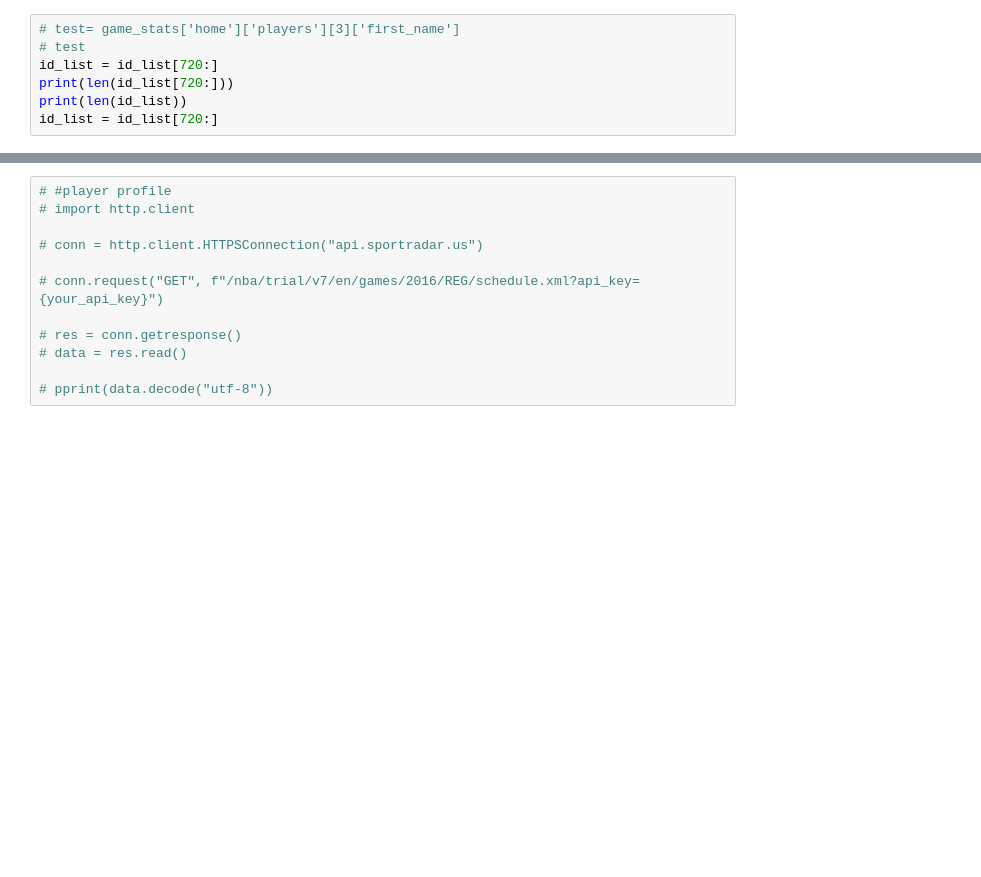
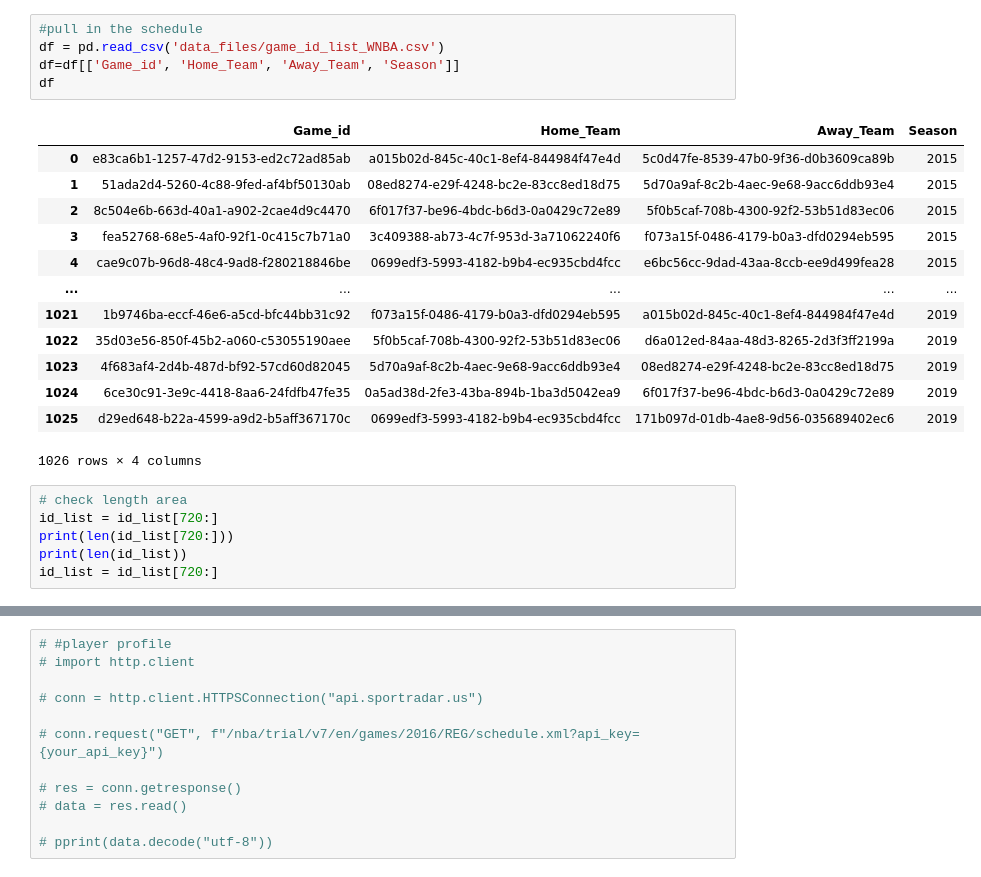
Before and after one commit to tylerspck/Bubble_ball, a Jupyter notebook: Tyler-Save1-WBNA.ipynb, the cells around one changed output, grey strips where cells are left out. Saved outputs shown, nothing was run; the diff lists cells and outputs as text; blank space fills up the shorter version.

```diff
--- a/Tyler-Save1-WBNA.ipynb
+++ b/Tyler-Save1-WBNA.ipynb
@@ -168,6 +12,24 @@ JSONDecodeError: Expecting value: line 1 column 1 (char 0)
+# %%
+#pull in the schedule
+df = pd.read_csv('data_files/game_id_list_WNBA.csv')
+df=df[['Game_id', 'Home_Team', 'Away_Team', 'Season']]
+df
+# %% [output]
+|  | Game_id | Home_Team | Away_Team | Season |
+| 0 | e83ca6b1-1257-47d2-9153-ed2c72ad85ab | a015b02d-845c-40c1-8ef4-844984f47e4d | 5c0d47fe-8539-47b0-9f36-d0b3609ca89b | 2015 |
+| 1 | 51ada2d4-5260-4c88-9fed-af4bf50130ab | 08ed8274-e29f-4248-bc2e-83cc8ed18d75 | 5d70a9af-8c2b-4aec-9e68-9acc6ddb93e4 | 2015 |
+| 2 | 8c504e6b-663d-40a1-a902-2cae4d9c4470 | 6f017f37-be96-4bdc-b6d3-0a0429c72e89 | 5f0b5caf-708b-4300-92f2-53b51d83ec06 | 2015 |
+| 3 | fea52768-68e5-4af0-92f1-0c415c7b71a0 | 3c409388-ab73-4c7f-953d-3a71062240f6 | f073a15f-0486-4179-b0a3-dfd0294eb595 | 2015 |
+| 4 | cae9c07b-96d8-48c4-9ad8-f280218846be | 0699edf3-5993-4182-b9b4-ec935cbd4fcc | e6bc56cc-9dad-43aa-8ccb-ee9d499fea28 | 2015 |
+| ... | ... | ... | ... | ... |
+| 1021 | 1b9746ba-eccf-46e6-a5cd-bfc44bb31c92 | f073a15f-0486-4179-b0a3-dfd0294eb595 | a015b02d-845c-40c1-8ef4-844984f47e4d | 2019 |
+| 1022 | 35d03e56-850f-45b2-a060-c53055190aee | 5f0b5caf-708b-4300-92f2-53b51d83ec06 | d6a012ed-84aa-48d3-8265-2d3f3ff2199a | 2019 |
+| 1023 | 4f683af4-2d4b-487d-bf92-57cd60d82045 | 5d70a9af-8c2b-4aec-9e68-9acc6ddb93e4 | 08ed8274-e29f-4248-bc2e-83cc8ed18d75 | 2019 |
+| 1024 | 6ce30c91-3e9c-4418-8aa6-24fdfb47fe35 | 0a5ad38d-2fe3-43ba-894b-1ba3d5042ea9 | 6f017f37-be96-4bdc-b6d3-0a0429c72e89 | 2019 |
+| 1025 | d29ed648-b22a-4599-a9d2-b5aff367170c | 0699edf3-5993-4182-b9b4-ec935cbd4fcc | 171b097d-01db-4ae8-9d56-035689402ec6 | 2019 |
+1026 rows × 4 columns
 # %%
-# test= game_stats['home']['players'][3]['first_name']
-# test
+# check length area
 id_list = id_list[720:]
 print(len(id_list[720:]))
 print(len(id_list))
```
Also changed, not shown: parts of 15 cells of this notebook, 2 other files.
